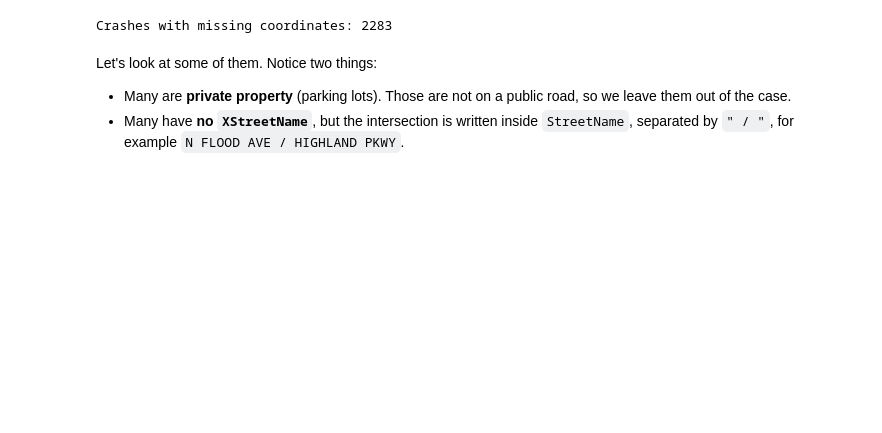
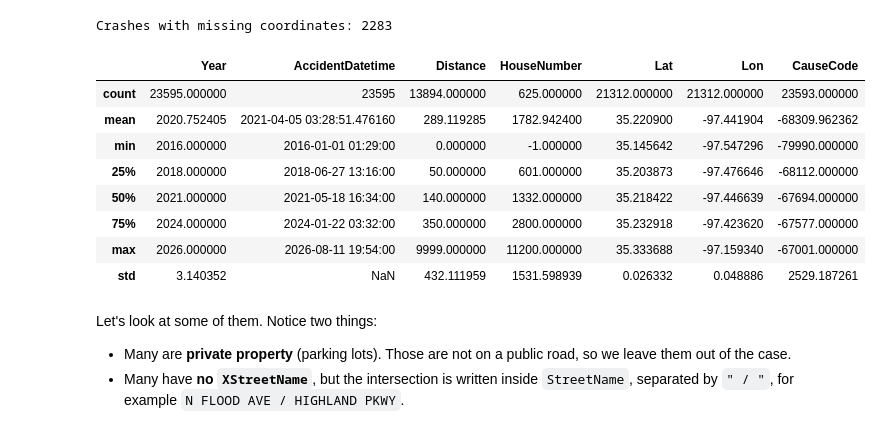
Before and after one commit to Karcinogen-scion/MIS-3213-Case-Competition, a Jupyter notebook: Tutorial_Ward_Map_and_Collision_Locations.ipynb, the cells around one changed output. Saved outputs shown, nothing was run; the diff lists cells and outputs as text; code cells hidden in the pictures; blank space fills up the shorter version.

```diff
--- a/Tutorial_Ward_Map_and_Collision_Locations.ipynb
+++ b/Tutorial_Ward_Map_and_Collision_Locations.ipynb
@@ -259,6 +280,18 @@ missing = crashes['Lat'].isna()
 print('Crashes with missing coordinates:', missing.sum())
 # %% [output]
 Crashes with missing coordinates: 2283
+# %%
+crashes.describe()
+# %% [output]
+|  | Year | AccidentDatetime | Distance | HouseNumber | Lat | Lon | CauseCode |
+| count | 23595.000000 | 23595 | 13894.000000 | 625.000000 | 21312.000000 | 21312.000000 | 23593.000000 |
+| mean | 2020.752405 | 2021-04-05 03:28:51.476160 | 289.119285 | 1782.942400 | 35.220900 | -97.441904 | -68309.962362 |
+| min | 2016.000000 | 2016-01-01 01:29:00 | 0.000000 | -1.000000 | 35.145642 | -97.547296 | -79990.000000 |
+| 25% | 2018.000000 | 2018-06-27 13:16:00 | 50.000000 | 601.000000 | 35.203873 | -97.476646 | -68112.000000 |
+| 50% | 2021.000000 | 2021-05-18 16:34:00 | 140.000000 | 1332.000000 | 35.218422 | -97.446639 | -67694.000000 |
+| 75% | 2024.000000 | 2024-01-22 03:32:00 | 350.000000 | 2800.000000 | 35.232918 | -97.423620 | -67577.000000 |
+| max | 2026.000000 | 2026-08-11 19:54:00 | 9999.000000 | 11200.000000 | 35.333688 | -97.159340 | -67001.000000 |
+| std | 3.140352 | NaN | 432.111959 | 1531.598939 | 0.026332 | 0.048886 | 2529.187261 |
 # %% [markdown]
 Let's look at some of them. Notice two things:
 * Many are **private property** (parking lots). Those are not on a public road, so we leave them out of the case.
```
Also changed, not shown: parts of 10 cells of this notebook, 6 other files.
